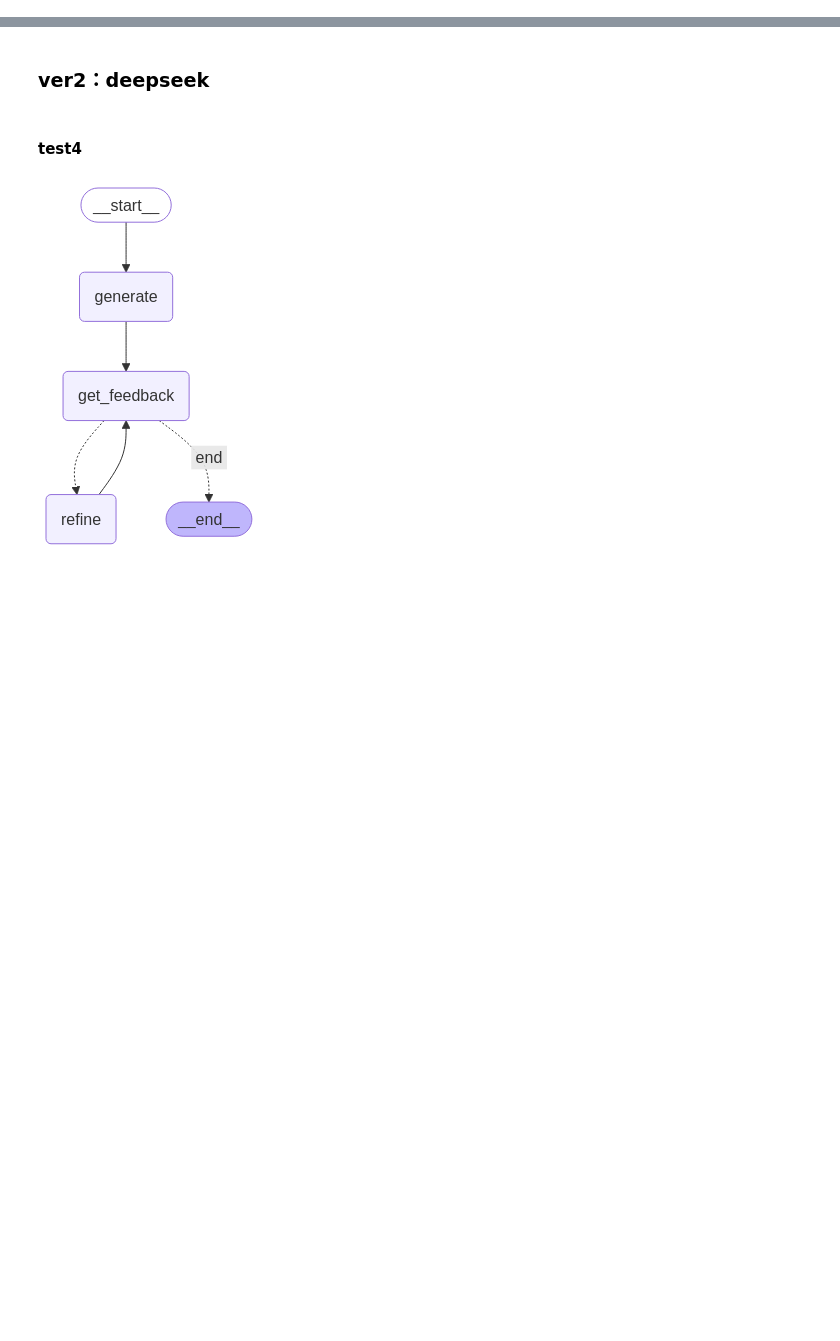
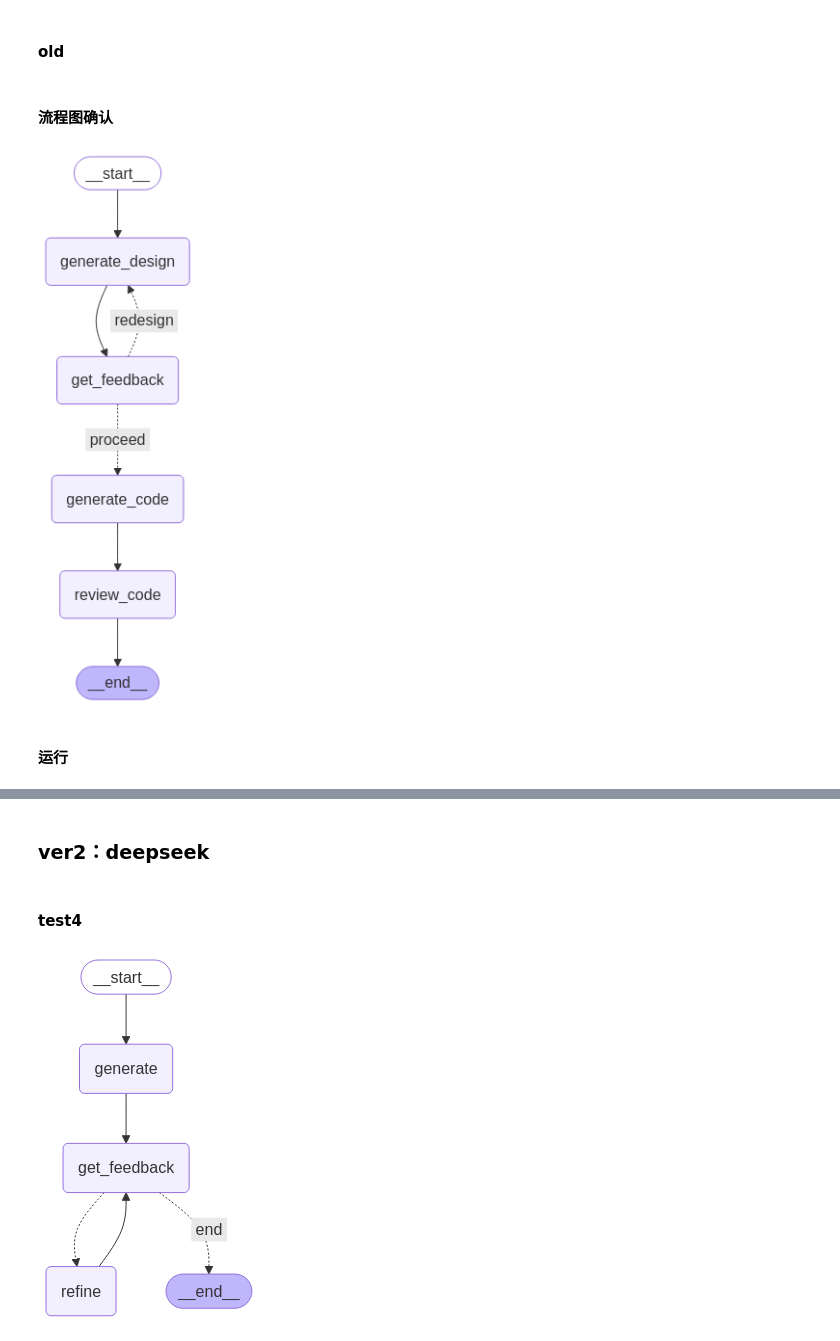
Before and after one commit to jiangjw88/ai-agent, a Jupyter notebook: gemini-api-test.ipynb, the cells around one changed output, grey strips where cells are left out. Cells and saved outputs as stored; diff of their text form; code cells hidden in the pictures; blank space fills up the shorter version.

```diff
--- a/gemini-api-test.ipynb
+++ b/gemini-api-test.ipynb
@@ -15,0 +309,2 @@ response.text
+# %% [markdown]
+#### old
@@ -15,0 +421,38 @@ response.text
+# %% [markdown]
+#### 流程图确认
+# %%
+# 构建流程图
+builder = StateGraph(DevState)
+
+# 添加节点（使用唯一的节点名）
+builder.add_node("generate_design", generate_design)
+builder.add_node("get_feedback", get_design_feedback)
+builder.add_node("generate_code", generate_code)
+builder.add_node("review_code", review_code)
+
+# 设置流程
+# 设置流程关系
+builder.add_edge(START, "generate_design")
+builder.add_edge("generate_design", "get_feedback")
+
+builder.add_conditional_edges(
+    "get_feedback",
+    should_continue,
+    {
+        "redesign": "generate_design",  # 修改为明确的动作名
+        "proceed": "generate_code"      # 修改为明确的动作名
+    }
+)
+
+builder.add_edge("generate_code", "review_code")
+builder.add_edge("review_code", END)
+
+# 编译流程图
+dev_flow = builder.compile()
+# Show
+from IPython.display import Image, display
+display(Image(dev_flow.get_graph(xray=True).draw_mermaid_png()))
+# %% [output]
+[figure, added]
+# %% [markdown]
+#### 运行
```
Also changed, not shown: parts of 18 cells of this notebook.
